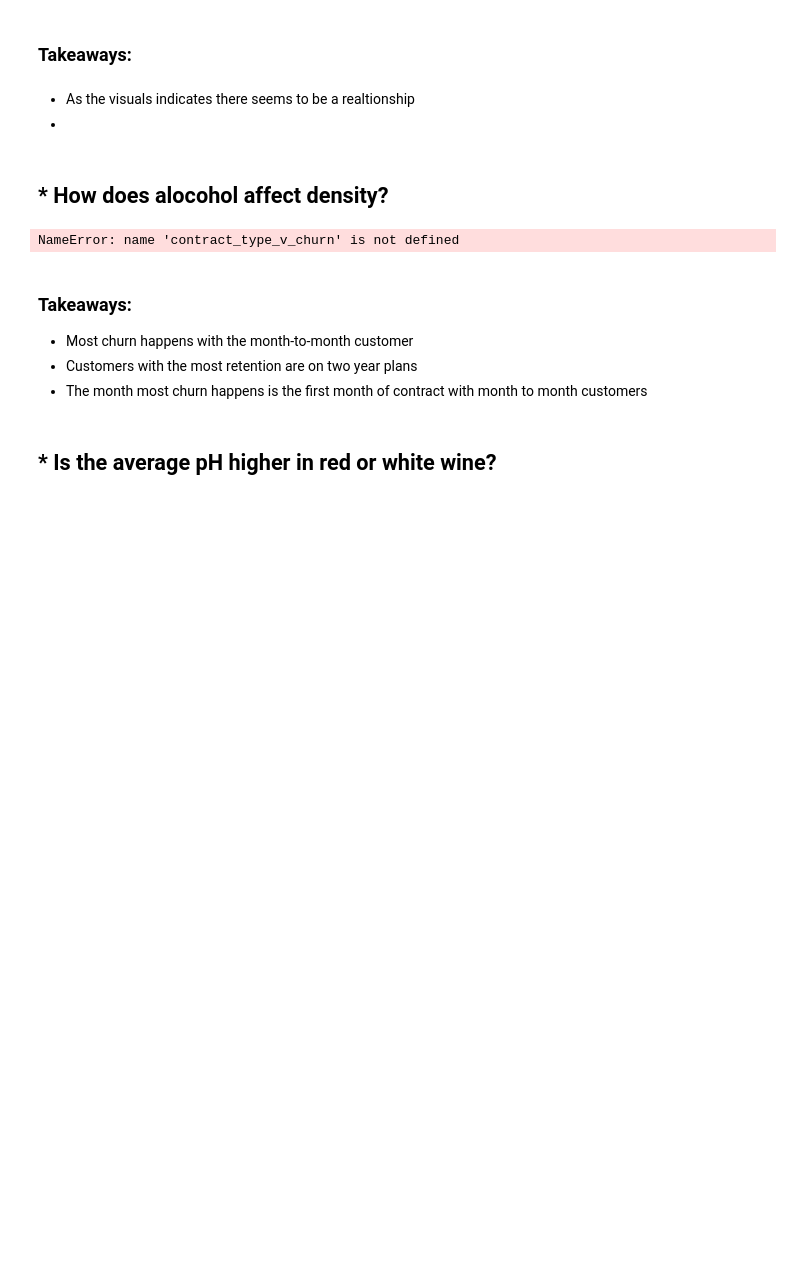
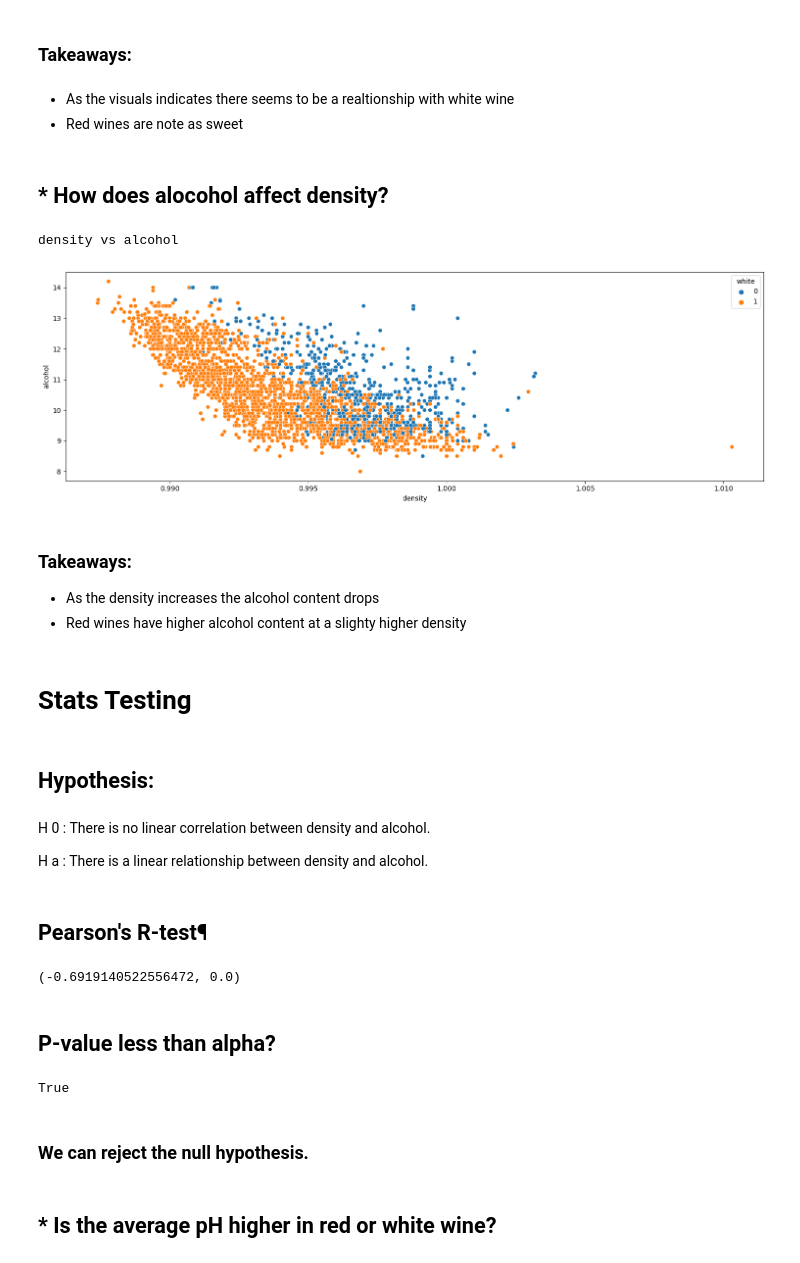
Before and after one commit to Villa-Pirovits/quality-uncorked, a Jupyter notebook: villa-work/Final_Report.ipynb, the cells around one changed output. Drawn from its saved outputs; the diff is of its cells as text; code cells hidden in the pictures; blank space fills up the shorter version.

```diff
--- a/villa-work/Final_Report.ipynb
+++ b/villa-work/Final_Report.ipynb
@@ -86,19 +88,47 @@ density vs residual sugar
 # %% [markdown]
 ### Takeaways:
 # %% [markdown]
-* As the visuals indicates there seems to be a realtionship
-*
+* As the visuals indicates there seems to be a realtionship with white wine
+* Red wines are note as sweet
 # %% [markdown]
 ## * How does alocohol affect density?
 # %%
-contract_type_v_churn()
+print_den_v_alc()
 # %% [output]
-NameError: name 'contract_type_v_churn' is not defined
+density vs alcohol
+[figure, added]
 # %% [markdown]
 ### Takeaways:
-* Most churn happens with the month-to-month customer
-* Customers with the most retention are on two year plans
-* The month most churn happens is the first month of contract with month to month customers
+* As the density increases the alcohol content drops
+* Red wines have higher alcohol content at a slighty higher density
+# %% [markdown]
+# Stats Testing
+# %% [markdown]
+## Hypothesis:
+# %% [markdown]
+H 0 : There is no linear correlation between density and alcohol.
+
+H a : There is a linear relationship between density and alcohol.
+# %% [markdown]
+## Pearson's R-test¶
+# %%
+x = train.density
+y = train.alcohol
+
+α = 0.05
+
+corr, p = stats.pearsonr(x, y)
+corr, p
+# %% [output]
+(-0.6919140522556472, 0.0)
+# %% [markdown]
+## P-value less than alpha?
+# %%
+p < α
+# %% [output]
+True
+# %% [markdown]
+### We can reject the null hypothesis.
 # %% [markdown]
 ## * Is the average pH higher in red or white wine?
 # %%
```
Also changed, not shown: parts of 35 cells of this notebook, 3 other files.
